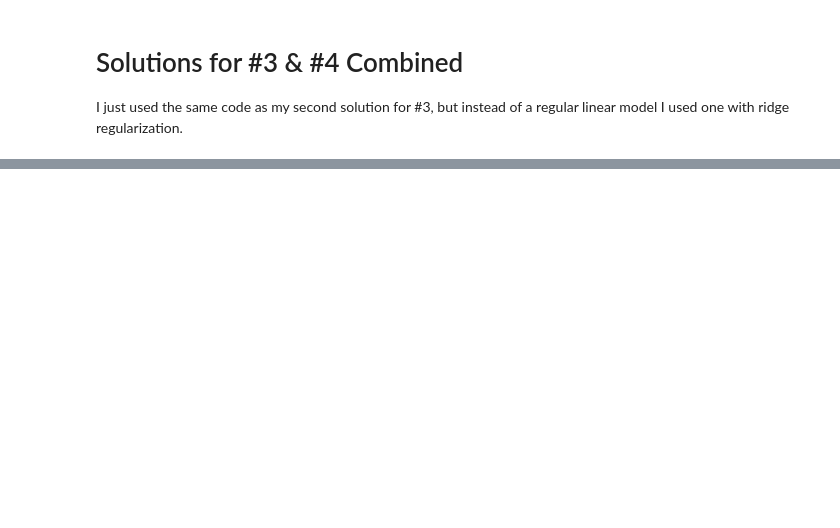
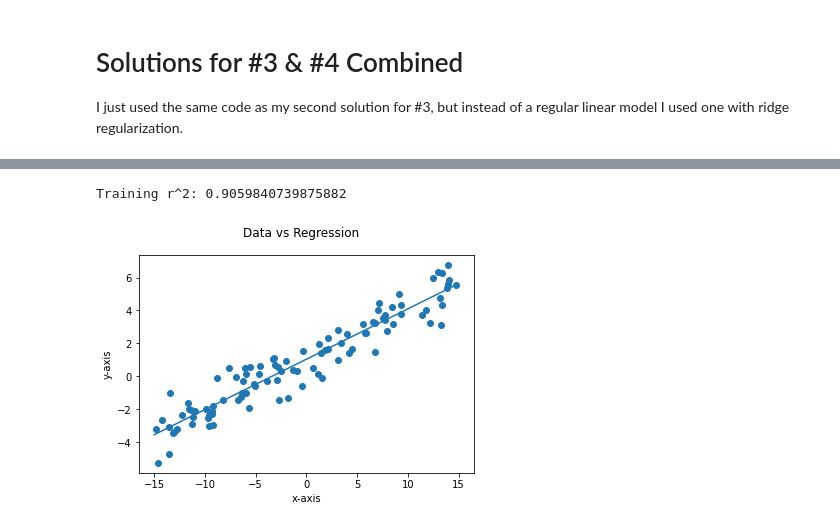
Before and after one commit to FlyN-Nick/introToML, a Jupyter notebook: New Jupyter Notebooks/LinearRegression.ipynb, the cells around one changed output, grey strips where cells are left out. Cells and saved outputs as stored; diff of their text form; code cells hidden in the pictures; blank space fills up the shorter version.

Commit message:
Worked on adding validation to linear regression as well as answering some questions on validation.

```diff
--- a/New Jupyter Notebooks/LinearRegression.ipynb
+++ b/New Jupyter Notebooks/LinearRegression.ipynb
@@ -331,0 +337,6 @@ I just used the same code as my second solution for #3, but instead of a regular
+# %%
+linear_regression_against_data(model_one, reshaped_x, reshaped_y, MIN_X, MAX_X)
+print(f'Training r^2: {model_one.score(reshaped_x, reshaped_y)}')
+# %% [output]
+Training r^2: 0.9059840739875882
+[figure, added]
```
Also changed, not shown: parts of 19 cells of this notebook, 5 other files.
